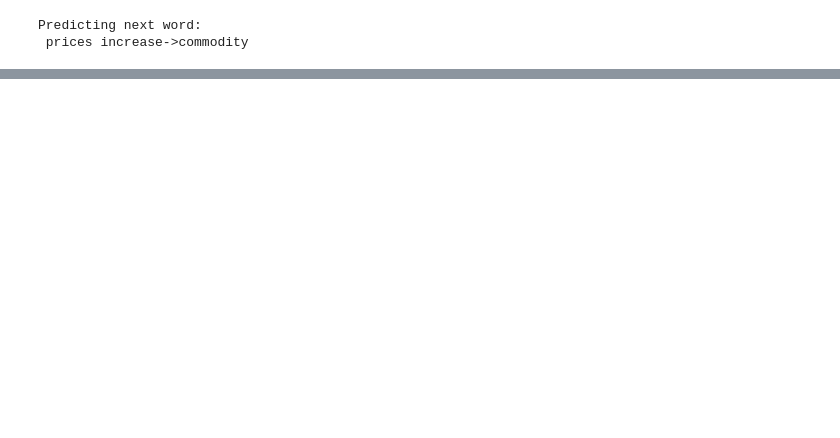
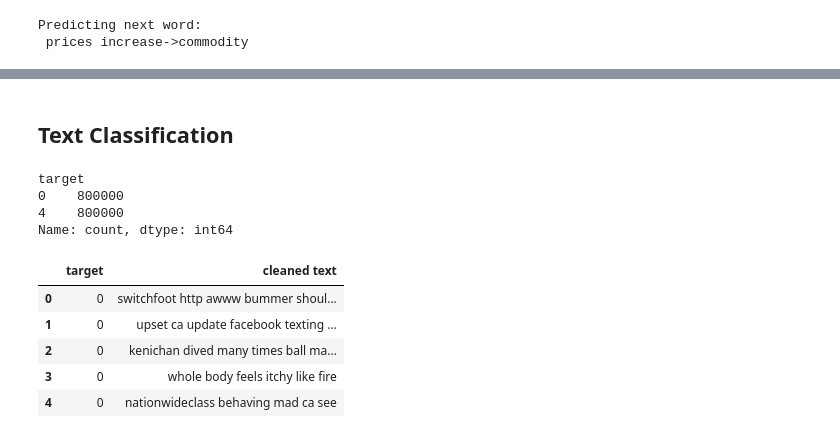
Before and after one commit to swayam279/AppStoneLab-AI-Intern, a Jupyter notebook: NLP/nlp.ipynb, the cells around one changed output, grey strips where cells are left out. Drawn from its saved outputs; the diff is of its cells as text; code cells hidden in the pictures; blank space fills up the shorter version.

```diff
--- a/NLP/nlp.ipynb
+++ b/NLP/nlp.ipynb
@@ -286,0 +336,6 @@ Predicting next word:
+# %%
+sentence = "He went to the bank to deposit money."
+tokens = word_tokenize(sentence)
+sense = lesk(tokens, 'bank')
+print("Best sense:", sense)
+print("Definition:", sense.definition())
@@ -286,0 +410,31 @@ Predicting next word:
+# %% [markdown]
+## Text Classification
+# %%
+#Text Classification
+
+df= pd.read_csv(r'D:\AppStoneLab\NLP\Datasets\training.1600000.processed.noemoticon.csv.zip', encoding='latin-1', names=['target', 'ids', 'date', 'flag', 'user', 'text'])
+df['target'].value_counts()
+# %% [output]
+target
+0    800000
+4    800000
+Name: count, dtype: int64
+# %%
+stop_words = set(stopwords.words('english'))
+
+def preprocess(text):
+    text = text.lower()
+    tokens = word_tokenize(text)
+    tokens = [word for word in tokens if word.isalpha() and word not in stop_words]
+    return " ".join(tokens)
+
+df['cleaned text']= df['text'].apply(preprocess)
+df.drop(['ids', 'date', 'flag', 'user', 'text'], axis=1, inplace=True)
+df.head()
+# %% [output]
+|  | target | cleaned text |
+| 0 | 0 | switchfoot http awww bummer shoul... |
+| 1 | 0 | upset ca update facebook texting ... |
+| 2 | 0 | kenichan dived many times ball ma... |
+| 3 | 0 | whole body feels itchy like fire |
+| 4 | 0 | nationwideclass behaving mad ca see |
```
Also changed, not shown: parts of 15 cells of this notebook, 2 other files.
